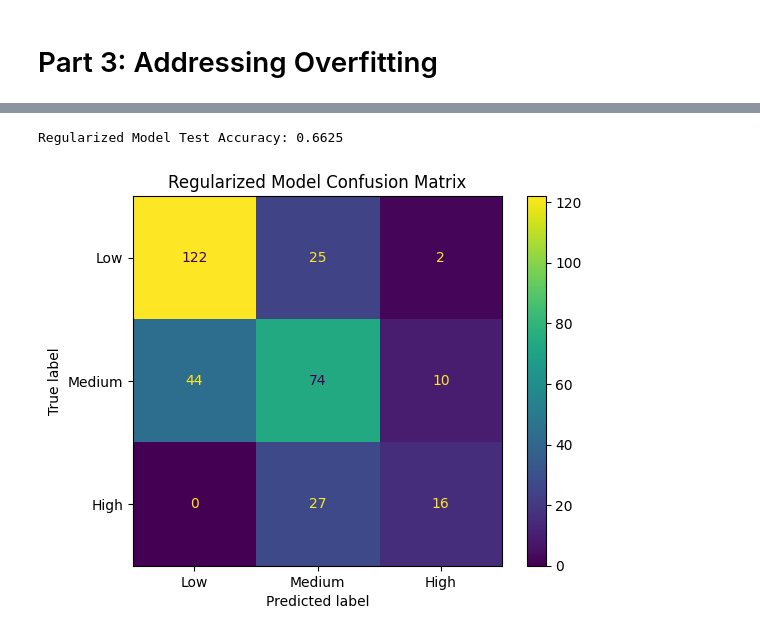
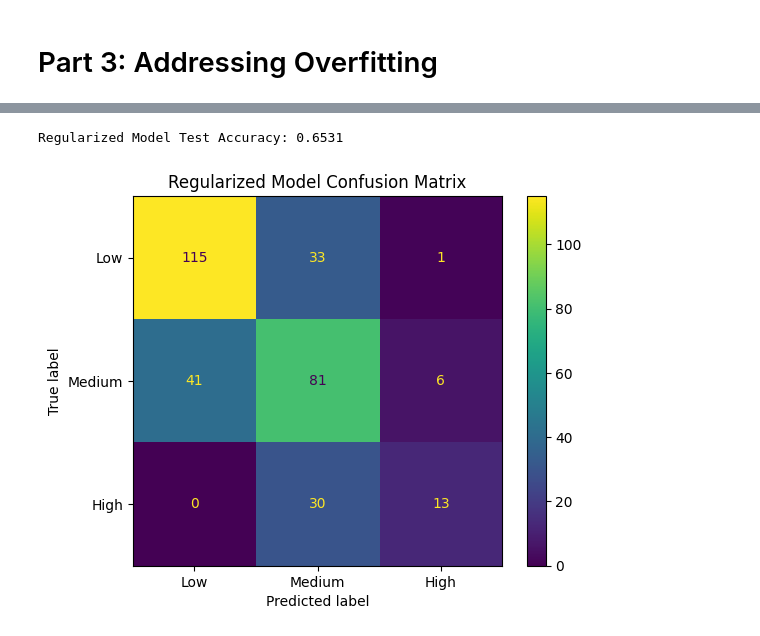
Before and after one commit to chasekrisko-design/IT480-FA26, a Jupyter notebook: Assignment1/Assignment1_Hyperparameter_Tuning.ipynb, the cells around one changed output, grey strips where cells are left out. Drawn from its saved outputs; the diff is of its cells as text; code cells hidden in the pictures.

```diff
--- a/Assignment1/Assignment1_Hyperparameter_Tuning.ipynb
+++ b/Assignment1/Assignment1_Hyperparameter_Tuning.ipynb
@@ -269,7 +269,7 @@ Best Validation Loss with regularization: 0.7582
 # %%
 # Train the final regularized model with the best hyperparameters and early stopping
 history_regularized = best_model_regularized.fit(
-    X3_train_scaled, y3_train,
+    X_train_scaled, y_train,
     validation_split=0.2,
     epochs=200,
     batch_size=32,
@@ -283,15 +283,15 @@ plot_history(history_regularized, "Part 3 -- Regularized Model (Trained)", show_
 # %%
 
-loss_regularized, accuracy_regularized = best_model_regularized.evaluate(X3_test_scaled, y3_test, verbose=0)
+loss_regularized, accuracy_regularized = best_model_regularized.evaluate(X_test_scaled, y_test, verbose=0)
 print(f"Regularized Model Test Accuracy: {accuracy_regularized:.4f}")
 
 
-regularized_preds = np.argmax(best_model_regularized.predict(X3_test_scaled, verbose=0), axis=1)
+regularized_preds = np.argmax(best_model_regularized.predict(X_test_scaled, verbose=0), axis=1)
 
-cm_regularized = confusion_matrix(y3_test, regularized_preds)
+cm_regularized = confusion_matrix(y_test, regularized_preds)
 ConfusionMatrixDisplay(cm_regularized, display_labels=["Low", "Medium", "High"]).plot()
 plt.title("Regularized Model Confusion Matrix")
 plt.show()
 # %% [output]
-Regularized Model Test Accuracy: 0.6625
+Regularized Model Test Accuracy: 0.6531
-[figure, old version]
+[figure, new version]
```
Also changed, not shown: parts of 2 cells of this notebook.
